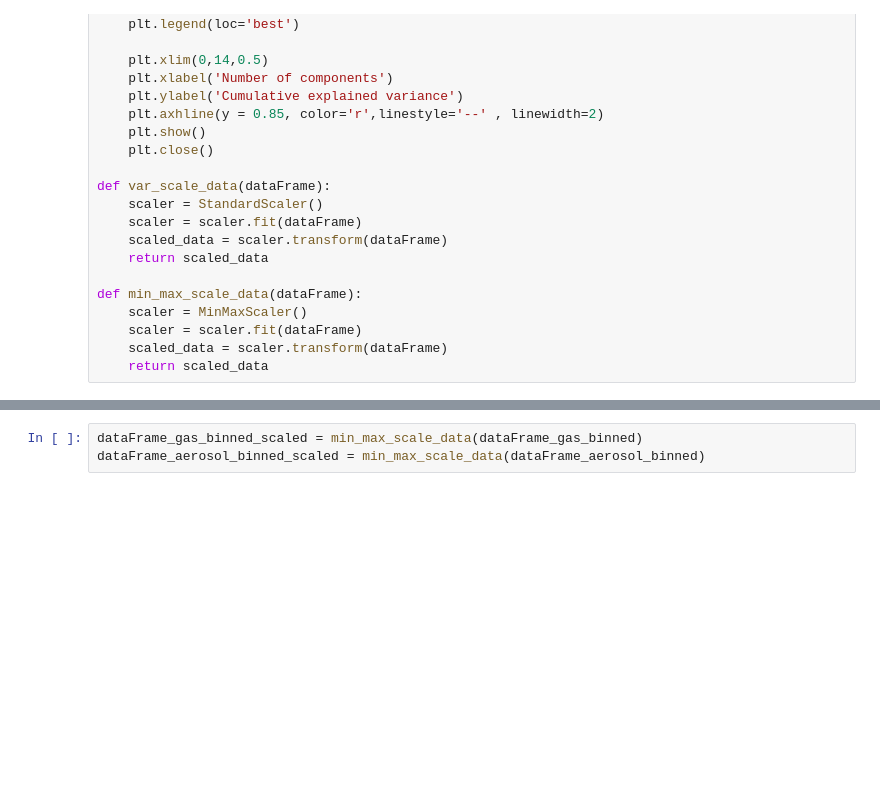
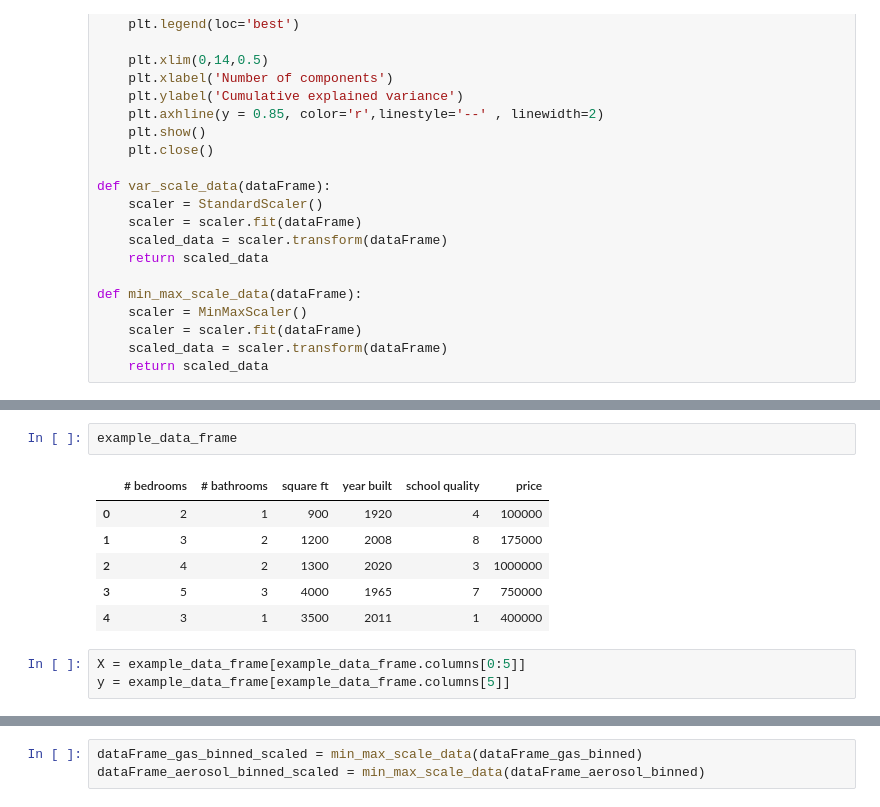
Before and after one commit to NCAR/ai4essportal, a Jupyter notebook: NB1_data_exploration.ipynb, the cells around one changed output, grey strips where cells are left out. Cells and saved outputs as stored; diff of their text form; blank space fills up the shorter version.

```diff
--- a/NB1_data_exploration.ipynb
+++ b/NB1_data_exploration.ipynb
@@ -320,0 +329,12 @@ plot_gas_aerosol_pca(pca_gas, pca_aero)
+# %%
+example_data_frame
+# %% [output]
+|  | # bedrooms | # bathrooms | square ft | year built | school quality | price |
+| 0 | 2 | 1 | 900 | 1920 | 4 | 100000 |
+| 1 | 3 | 2 | 1200 | 2008 | 8 | 175000 |
+| 2 | 4 | 2 | 1300 | 2020 | 3 | 1000000 |
+| 3 | 5 | 3 | 4000 | 1965 | 7 | 750000 |
+| 4 | 3 | 1 | 3500 | 2011 | 1 | 400000 |
+# %%
+X = example_data_frame[example_data_frame.columns[0:5]]
+y = example_data_frame[example_data_frame.columns[5]]
```
Also changed, not shown: parts of 12 cells of this notebook, 1 other file.
